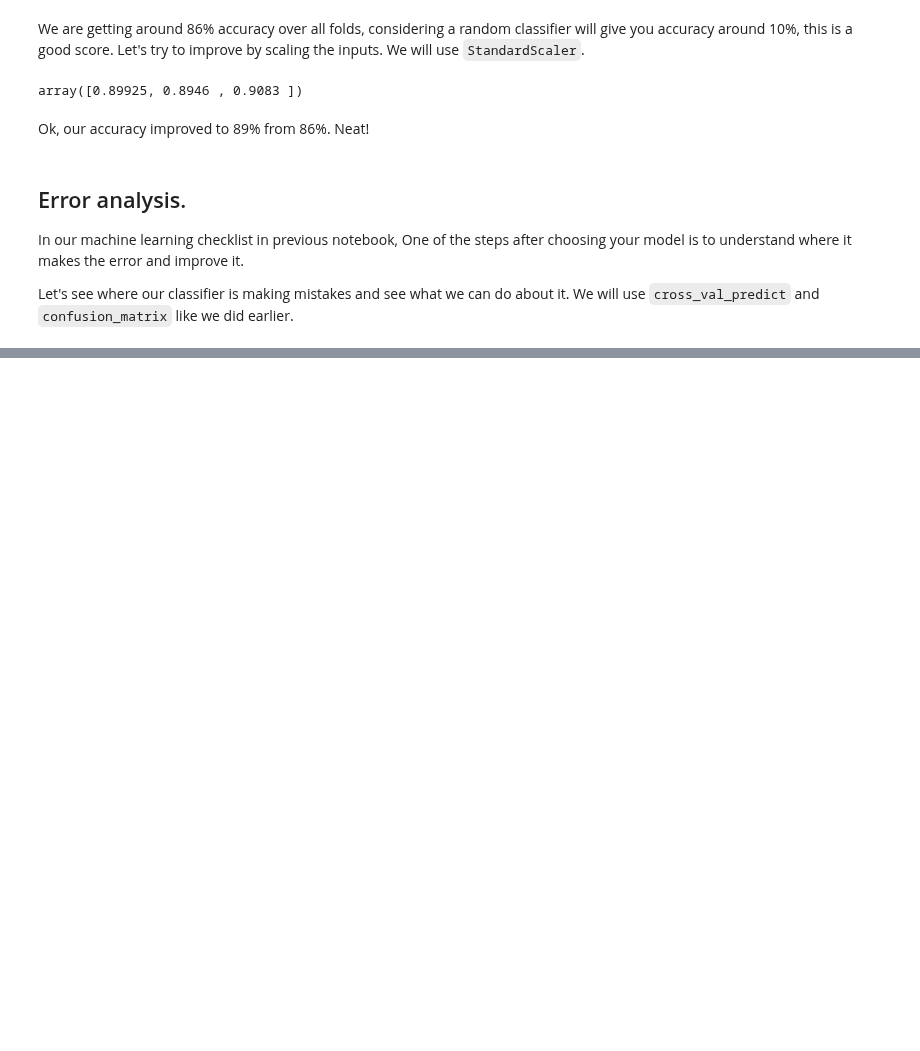
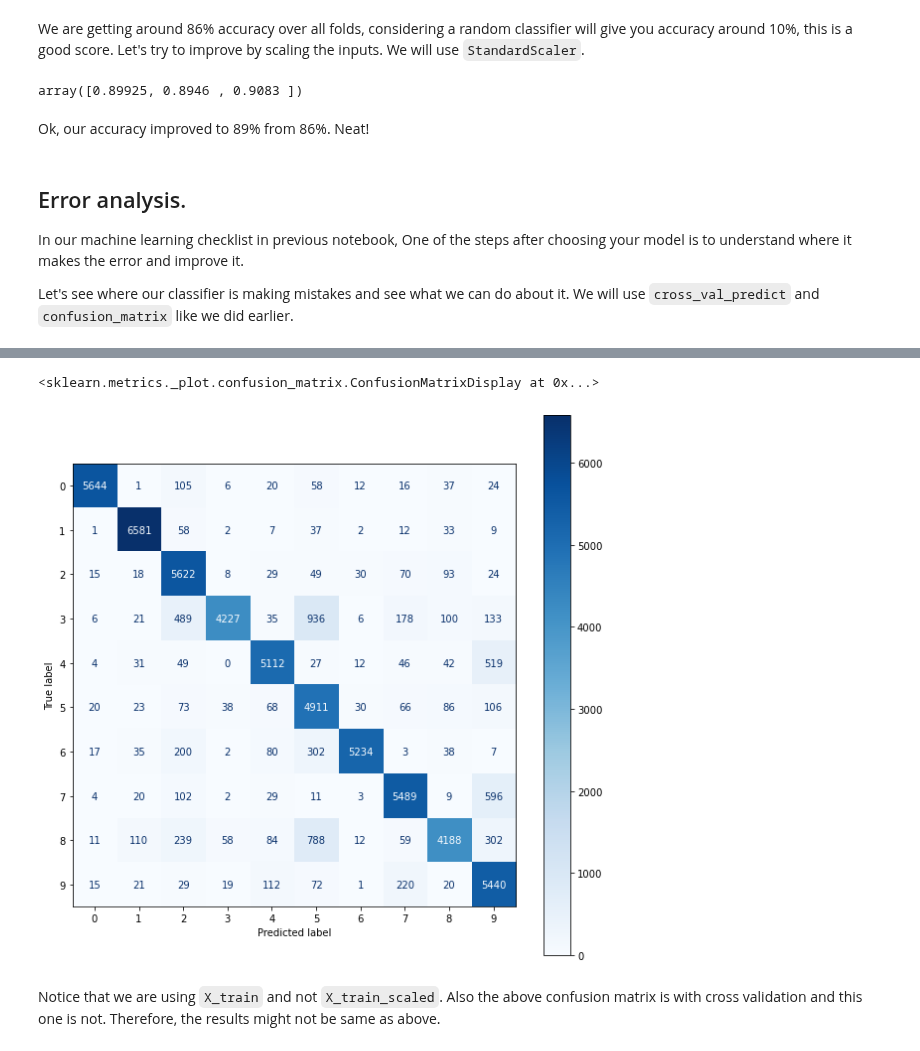
Before and after one commit to mandliya/ml, a Jupyter notebook: hands_on_machine_learning/3/Classification.ipynb, the cells around one changed output, grey strips where cells are left out. Drawn from its saved outputs; the diff is of its cells as text; code cells hidden in the pictures; blank space fills up the shorter version.

```diff
--- a/hands_on_machine_learning/3/Classification.ipynb
+++ b/hands_on_machine_learning/3/Classification.ipynb
@@ -630,3 +695,9 @@ Let's better plot it.
 # %%
-plot_confusion_matrix(sgd_clf, X_train_scaled, y_train,
-                      values_format="d", cmap=plt.cm.Blues)
+plt.figure(figsize=(10,10))
+plot_confusion_matrix(sgd_clf, X_train, y_train,
+                      values_format="d", cmap=plt.cm.Blues, ax=plt.gca())
+# %% [output]
+<sklearn.metrics._plot.confusion_matrix.ConfusionMatrixDisplay at 0x...>
+[figure, added]
+# %% [markdown]
+Notice that we are using `X_train` and not `X_train_scaled`. Also the above confusion matrix is with cross validation and this one is not. Therefore, the results might not be same as above.
```
Also changed, not shown: parts of 11 cells of this notebook, 2 other files.
